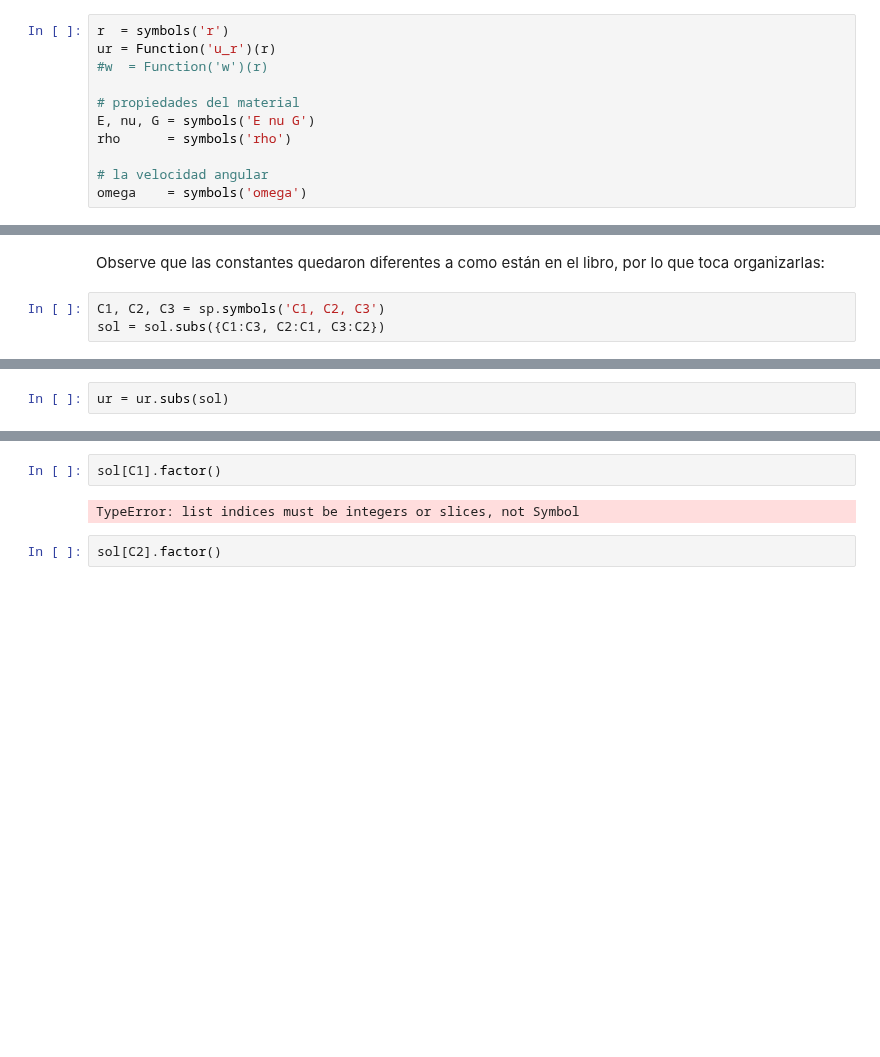
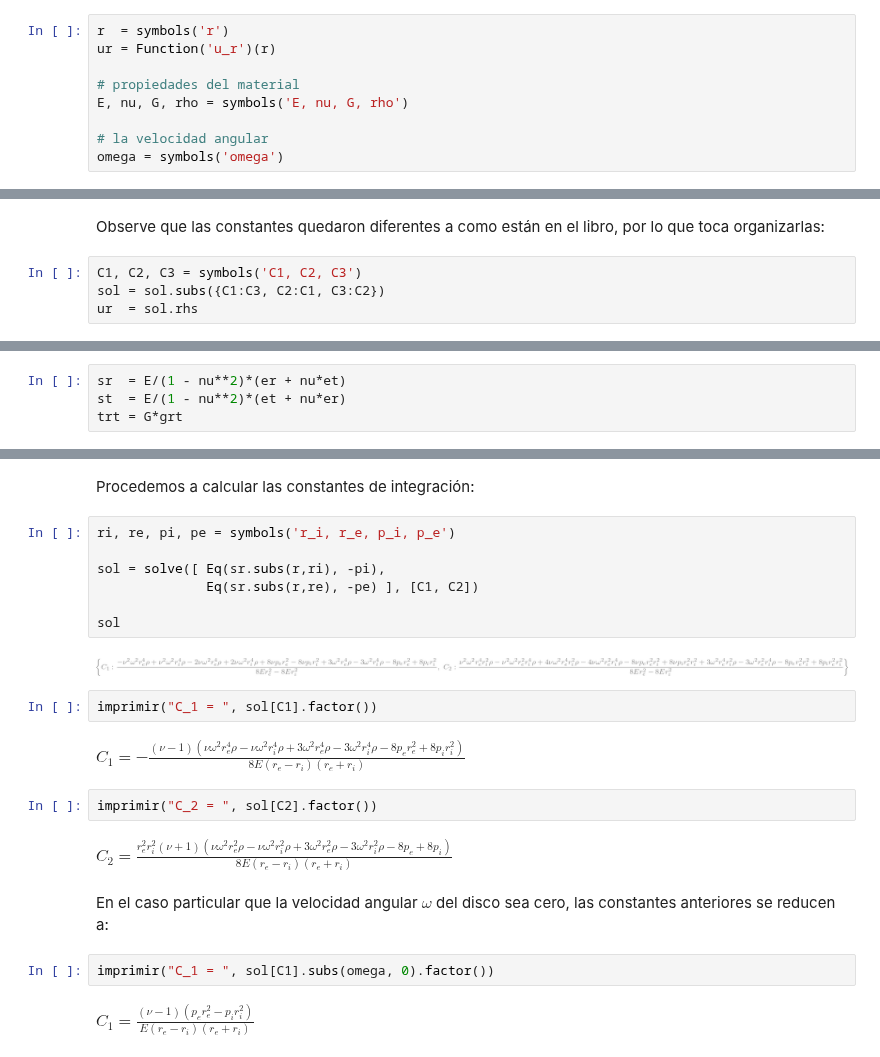
Before and after one commit to diegoandresalvarez/solidos, a Jupyter notebook: archivos/codigo/cap_06/6.13.1_arandelas.ipynb, the cells around one changed output, grey strips where cells are left out. Cells and saved outputs as stored; diff of their text form; blank space fills up the shorter version.

```diff
--- a/archivos/codigo/cap_06/6.13.1_arandelas.ipynb
+++ b/archivos/codigo/cap_06/6.13.1_arandelas.ipynb
@@ -14,11 +13,9 @@ Se definen las variables:
 # %%
 r  = symbols('r')
 ur = Function('u_r')(r)
-#w  = Function('w')(r)
 
 # propiedades del material
-E, nu, G = symbols('E nu G')
-rho      = symbols('rho')
+E, nu, G, rho = symbols('E, nu, G, rho')
 
 # la velocidad angular
-omega    = symbols('omega')
+omega = symbols('omega')
@@ -65,6 +63,7 @@ sol
 # %% [markdown]
 Observe que las constantes quedaron diferentes a como están en el libro, por lo que toca organizarlas:
 # %%
-C1, C2, C3 = sp.symbols('C1, C2, C3')
+C1, C2, C3 = symbols('C1, C2, C3')
 sol = sol.subs({C1:C3, C2:C1, C3:C2})
+ur  = sol.rhs
 # %%
@@ -86,2 +72,0 @@ sol
-# %%
-ur = ur.subs(sol)
@@ -102 +98,5 @@ st = expand((E/(1 - nu**2))*(et + nu*er))
+# %%
+sr  = E/(1 - nu**2)*(er + nu*et)
+st  = E/(1 - nu**2)*(et + nu*er)
+trt = G*grt
 # %%
@@ -110,6 +125,25 @@ $\displaystyle \sigma_\theta(r,\theta) = \frac{C_{1} E \nu}{1 - \nu^{2}} + \frac
+# %% [markdown]
+Procedemos a calcular las constantes de integración:
+# %%
+ri, re, pi, pe = symbols('r_i, r_e, p_i, p_e')
+
+sol = solve([ Eq(sr.subs(r,ri), -pi),
+              Eq(sr.subs(r,re), -pe) ], [C1, C2])
+
+sol
+# %% [output]
+[figure, added]
+# %%
+imprimir("C_1 = ", sol[C1].factor())
+# %% [output]
+$\displaystyle C_1 = - \frac{\left(\nu - 1\right) \left(\nu \omega^{2} r_{e}^{4} \rho - \nu \omega^{2} r_{i}^{4} \rho + 3 \omega^{2} r_{e}^{4} \rho - 3 \omega^{2} r_{i}^{4} \rho - 8 p_{e} r_{e}^{2} + 8 p_{i} r_{i}^{2}\right)}{8 E \left(r_{e} - r_{i}\right) \left(r_{e} + r_{i}\right)}$
 # %%
-sol[C1].factor()
+imprimir("C_2 = ", sol[C2].factor())
 # %% [output]
-TypeError: list indices must be integers or slices, not Symbol
+$\displaystyle C_2 = \frac{r_{e}^{2} r_{i}^{2} \left(\nu + 1\right) \left(\nu \omega^{2} r_{e}^{2} \rho - \nu \omega^{2} r_{i}^{2} \rho + 3 \omega^{2} r_{e}^{2} \rho - 3 \omega^{2} r_{i}^{2} \rho - 8 p_{e} + 8 p_{i}\right)}{8 E \left(r_{e} - r_{i}\right) \left(r_{e} + r_{i}\right)}$
-# %%
-sol[C2].factor()
+# %% [markdown]
+En el caso particular que la velocidad angular $\omega$ del disco sea cero, las constantes anteriores se reducen a:
+# %%
+imprimir("C_1 = ", sol[C1].subs(omega, 0).factor())
+# %% [output]
+$\displaystyle C_1 = \frac{\left(\nu - 1\right) \left(p_{e} r_{e}^{2} - p_{i} r_{i}^{2}\right)}{E \left(r_{e} - r_{i}\right) \left(r_{e} + r_{i}\right)}$
```
Also changed, not shown: parts of 40 cells of this notebook, 3 other files.
